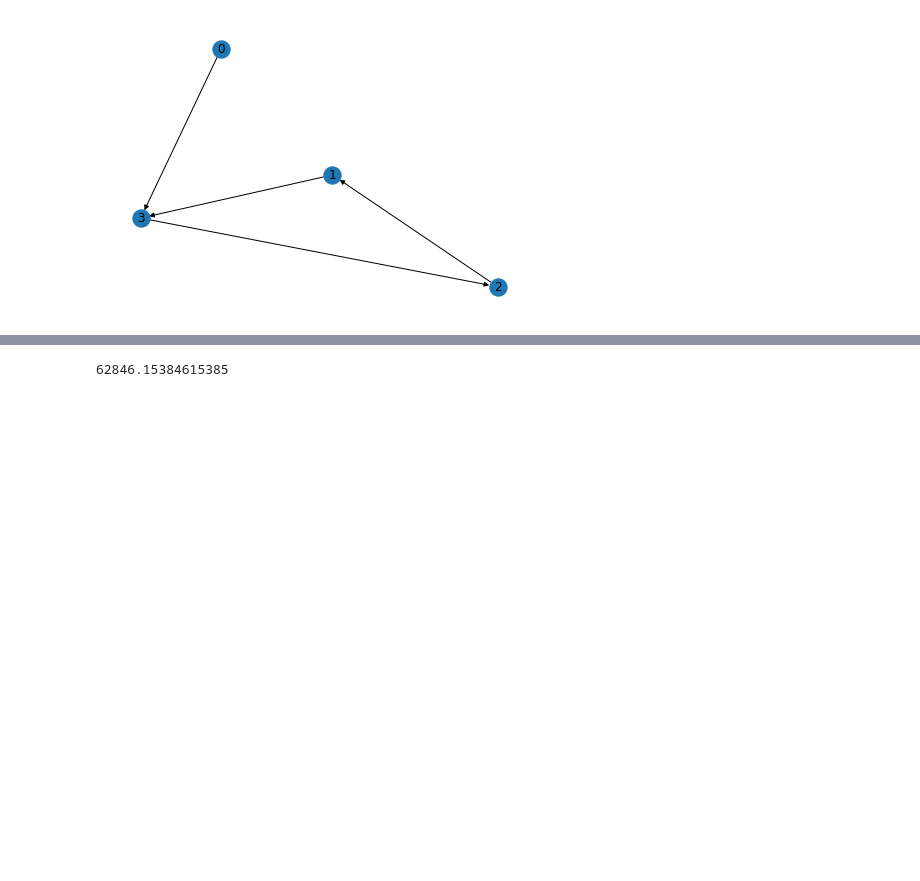
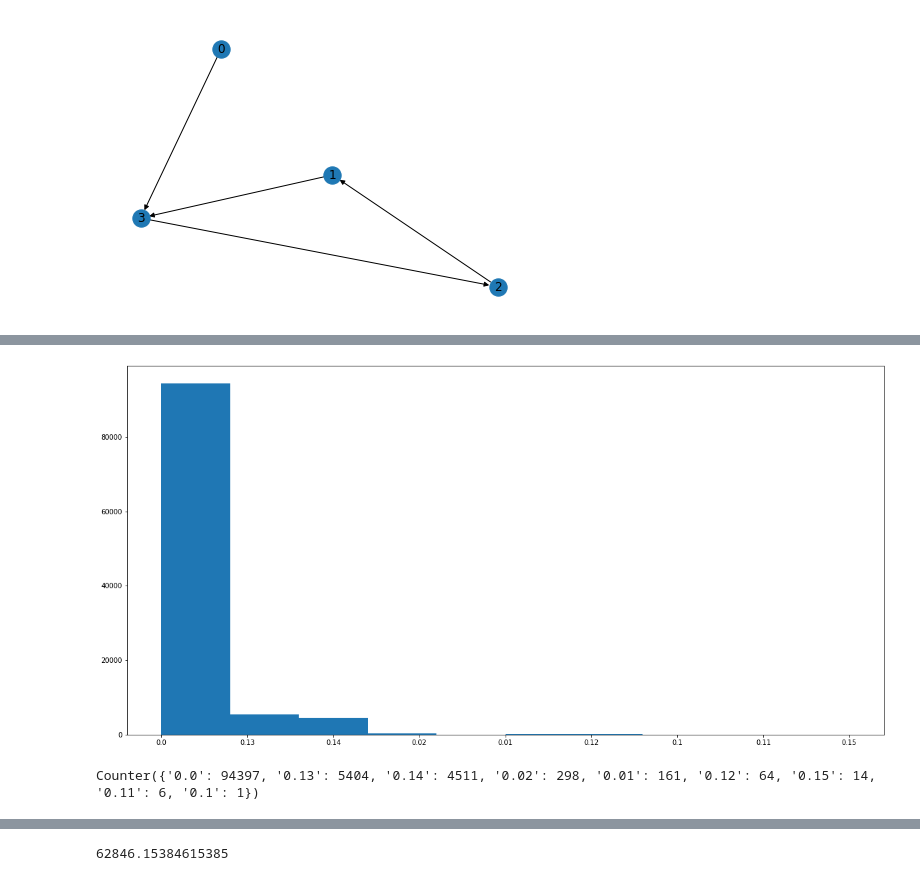
Before and after one commit to mbombek/ina_project, a Jupyter notebook: runner.ipynb, the cells around one changed output, grey strips where cells are left out. Saved outputs shown, nothing was run; the diff lists cells and outputs as text; code cells hidden in the pictures; blank space fills up the shorter version.

```diff
--- a/runner.ipynb
+++ b/runner.ipynb
@@ -36,30 +36,37 @@ facebook_G = read_graph('facebook.txt', directed=False)
 from random import choice, random
 from tabulate import tabulate
 
-def cascade(G, retweet_prob = 0.026, candidates = [], table = True, name='network'):
+def cascade(G, retweet_prob = 0.026, table = True, name='network', directed=True):
     start = choice(list(G.nodes()))
 
 
     S = list()
     S.append(start)
     visited = set()
+    visited_edges = set()
     retweets = 0
 
     while S:
         curr = S.pop()
 
-        if curr in visited or curr in candidates:
+        if curr in visited:
             continue
 
         visited.add(curr)
-        neighbors = list(G.predecessors(curr))
+        if (directed):
+            neighbors = list(G.predecessors(curr))
+        else:
+            neighbors = list(G.neighbors(curr))
         for neighbor in neighbors:
             if random() < retweet_prob:
                 S.append(neighbor)
+                visited_edges.add((curr, neighbor))
                 retweets += 1
 
     N = G.number_of_nodes()
     V = len(visited)
+    global_cascade = False if (V / N) < 0.05 else True
+
     if table:
         print(name)
         print(
@@ -69,14 +76,18 @@ def cascade(G, retweet_prob = 0.026, candidates = [], table = True, name='networ
                     ["N", N],
                     ["V", V],
                     ["CASCADE SIZE (V / N)", round(V / N, 2)],
+                    ["LOCAL OR GLOBAL", "Global" if global_cascade else "Local"],
                 ],
                 tablefmt="fancy_grid",
                 numalign="left",
             )
         )
-    else:
-        return str(round(V / N, 2))
+
+    if (not global_cascade):
+        visited = []
+
+    return str(round(V / N, 2)), list(visited), list(visited_edges), global_cascade
         #return retweets
 
-cascade(twitter_G, table=True, name='twitter')
-cascade(enron_G, table=True, name='enron')
+#cascade(twitter_G, table=True, name='twitter')
+#cascade(enron_G, table=True, name='enron')
@@ -103,0 +147,8 @@ enron
+# %%
+plt.figure(figsize=(20, 10))
+plt.hist(sizes)
+plt.show()
+print(Counter(sizes))
+# %% [output]
+[figure, added]
+Counter({'0.0': 94397, '0.13': 5404, '0.14': 4511, '0.02': 298, '0.01': 161, '0.12': 64, '0.15': 14, '0.11': 6, '0.1': 1})
```
Also changed, not shown: parts of 12 cells of this notebook, 1 other file.
